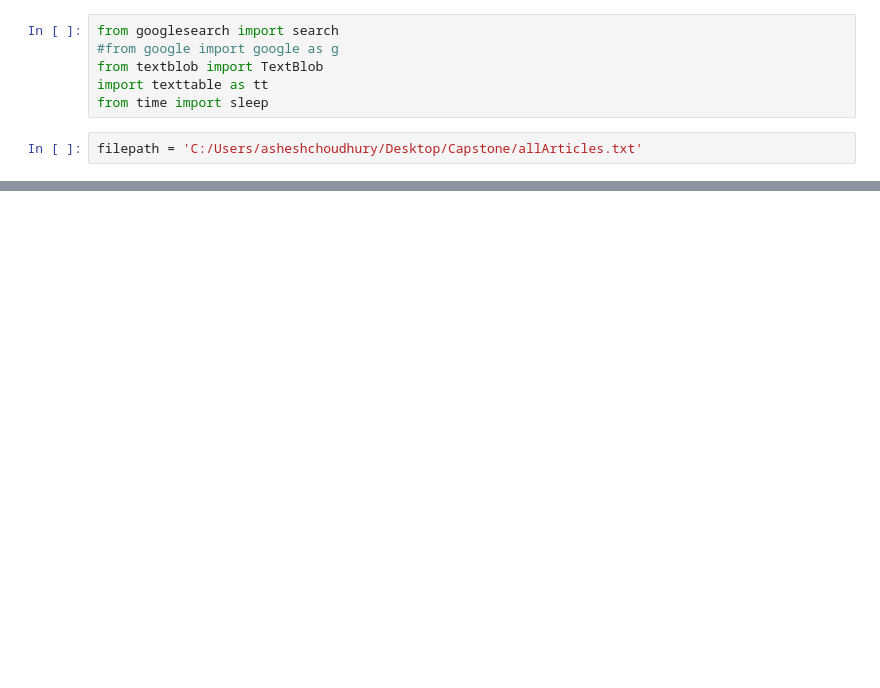
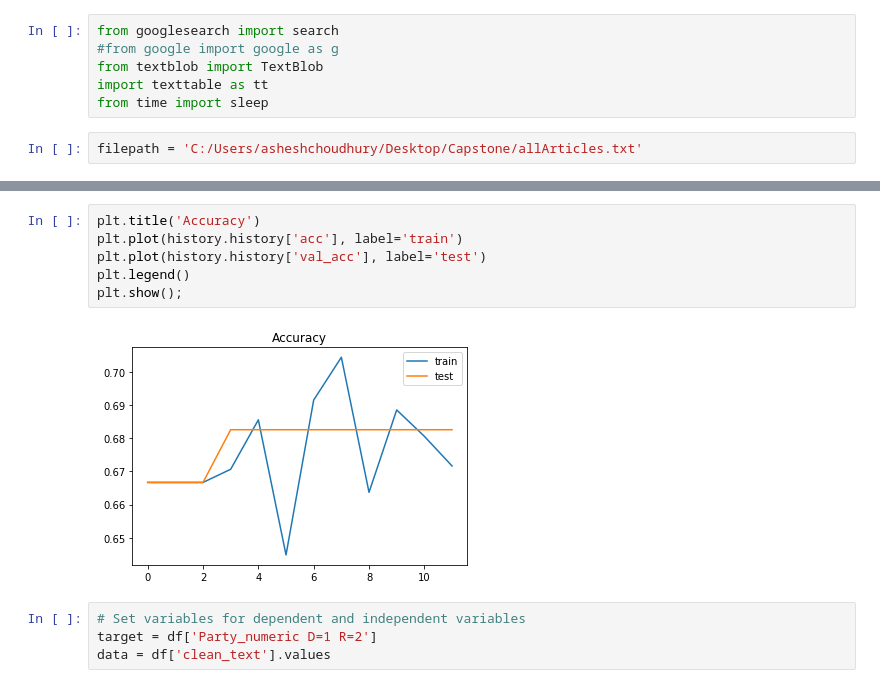
Before and after one commit to adereth-mids/w210-final, a Jupyter notebook: analysis/Media_bias.ipynb, the cells around one changed output, grey strips where cells are left out. Drawn from its saved outputs; the diff is of its cells as text; blank space fills up the shorter version.

```diff
--- a/analysis/Media_bias.ipynb
+++ b/analysis/Media_bias.ipynb
@@ -193,0 +591,12 @@ Statement % for Trump with <0.33 subjectivity : 1.7
+# %%
+plt.title('Accuracy')
+plt.plot(history.history['acc'], label='train')
+plt.plot(history.history['val_acc'], label='test')
+plt.legend()
+plt.show();
+# %% [output]
+[figure, added]
+# %%
+# Set variables for dependent and independent variables
+target = df['Party_numeric D=1 R=2']
+data = df['clean_text'].values
```
Also changed, not shown: parts of 66 cells of this notebook.
